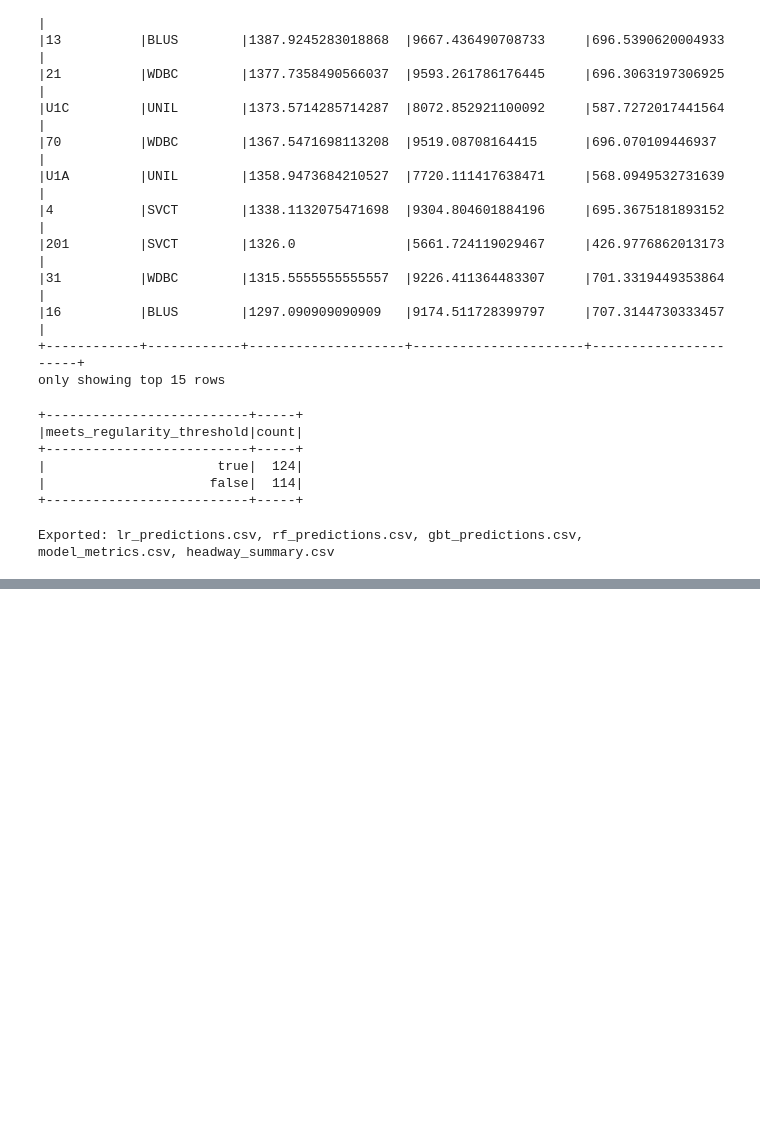
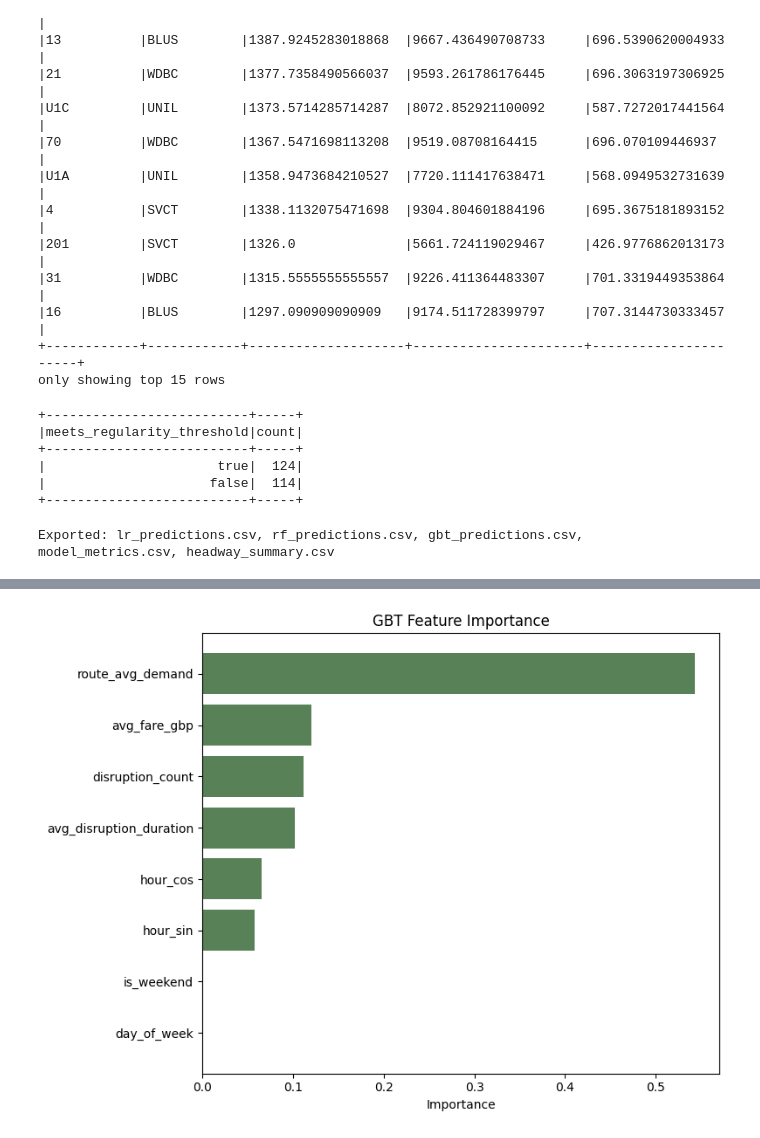
Before and after one commit to LeathZ/Big-Data-Programming-Project-Coursework, a Jupyter notebook: ML_Modeling.ipynb, the cells around one changed output, grey strips where cells are left out. Saved outputs shown, nothing was run; the diff lists cells and outputs as text; code cells hidden in the pictures; blank space fills up the shorter version.

```diff
--- a/ML_Modeling.ipynb
+++ b/ML_Modeling.ipynb
@@ -312,0 +346,13 @@ Exported: lr_predictions.csv, rf_predictions.csv, gbt_predictions.csv, model_met
+# %%
+import pandas as pd
+importances = gbt_model.featureImportances.toArray()
+importance_pandas = pd.DataFrame({"feature": feature_cols, "importance": importances}).sort_values("importance", ascending=True)
+
+fig, ax = plt.subplots(figsize=(8, 6))
+ax.barh(importance_pandas["feature"], importance_pandas["importance"], color="#588157")
+ax.set_xlabel("Importance")
+ax.set_title("GBT Feature Importance")
+plt.tight_layout()
+plt.show()
+# %% [output]
+[figure, added]
```
Also changed, not shown: parts of 6 cells of this notebook.
